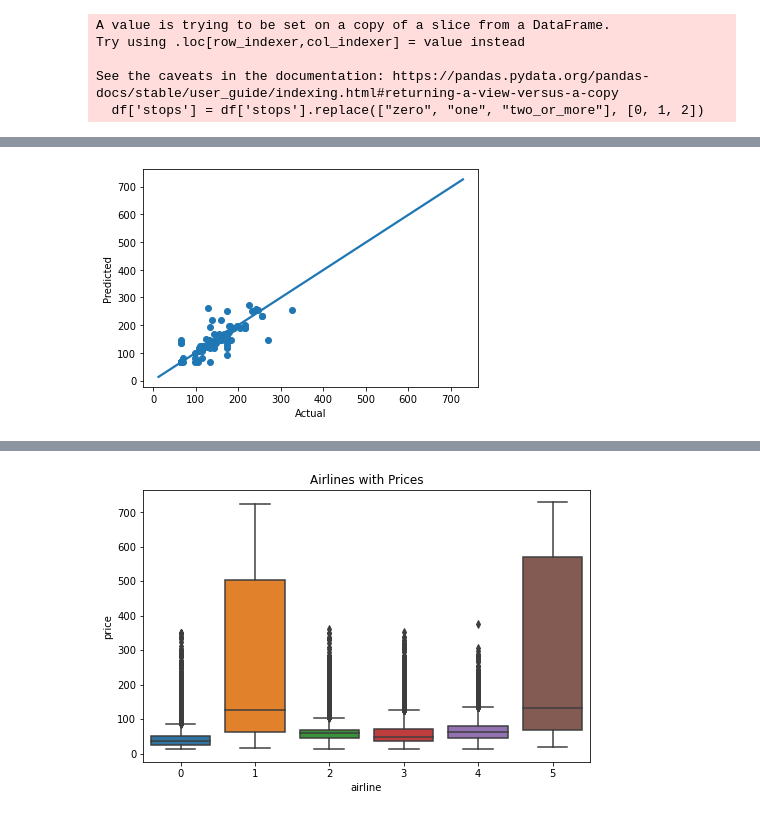
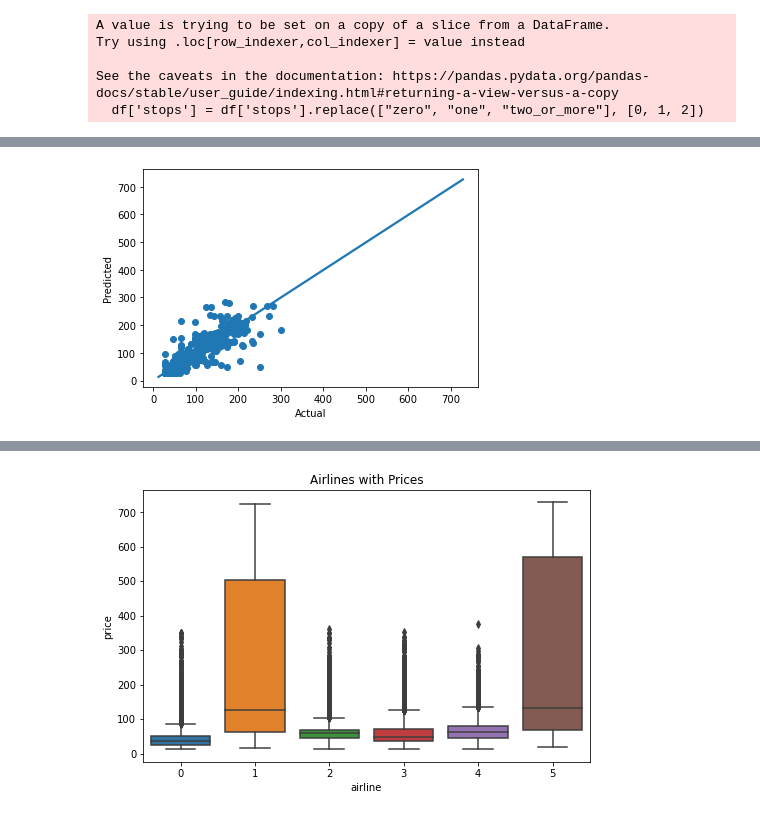
Before and after one commit to valliramaswamy/group3, a Jupyter notebook: DecisionTreesFinal.ipynb, the cells around one changed output, grey strips where cells are left out. Drawn from its saved outputs; the diff is of its cells as text; code cells hidden in the pictures.

```diff
--- a/DecisionTreesFinal.ipynb
+++ b/DecisionTreesFinal.ipynb
@@ -342,15 +342,15 @@ Root Mean Squared Error: 23.963756732656226
 Fold #5, Training Size: 231378, Validation Size: 57844
 # %%
-plt.scatter(y_test[:100], y_pred[:100])
+plt.scatter(y_test[:1000], y_pred[:1000])
 #plt.plot(y_pred, y_test, color = 'green')
 plt.xlabel('Actual')
 plt.ylabel('Predicted')
 
 sb.regplot(x= y_test, y= y_pred, scatter = False)
 
 plt.show()
 # %% [output]
-[figure, old version]
+[figure, new version]
 # %%
 
 df_compare = pd.DataFrame({'Actual': y_test, 'Predicted': y_pred})
```
Also changed, not shown: parts of 6 cells of this notebook.
